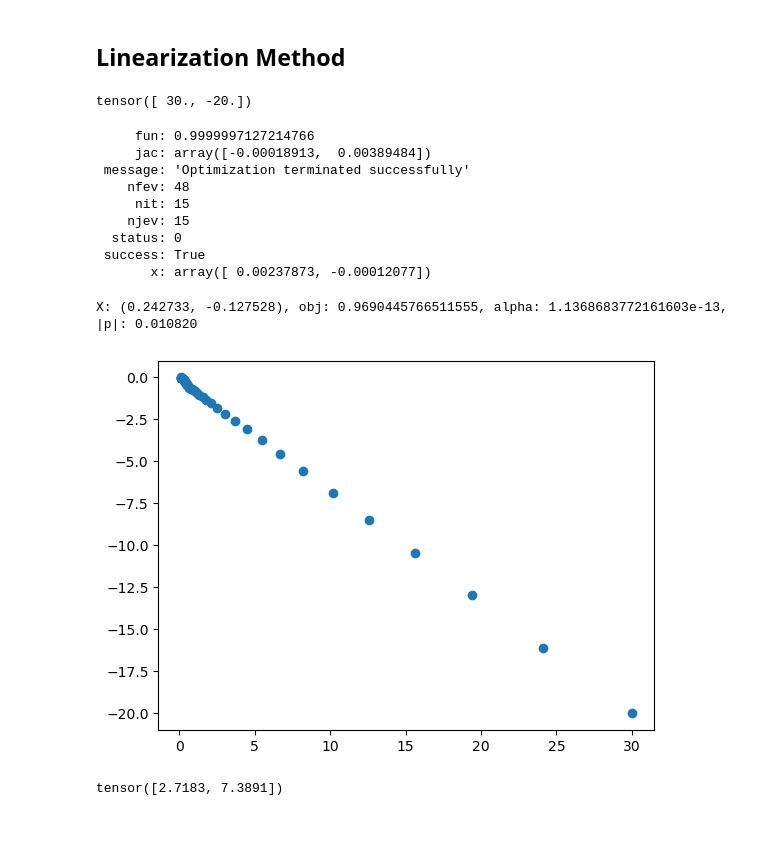
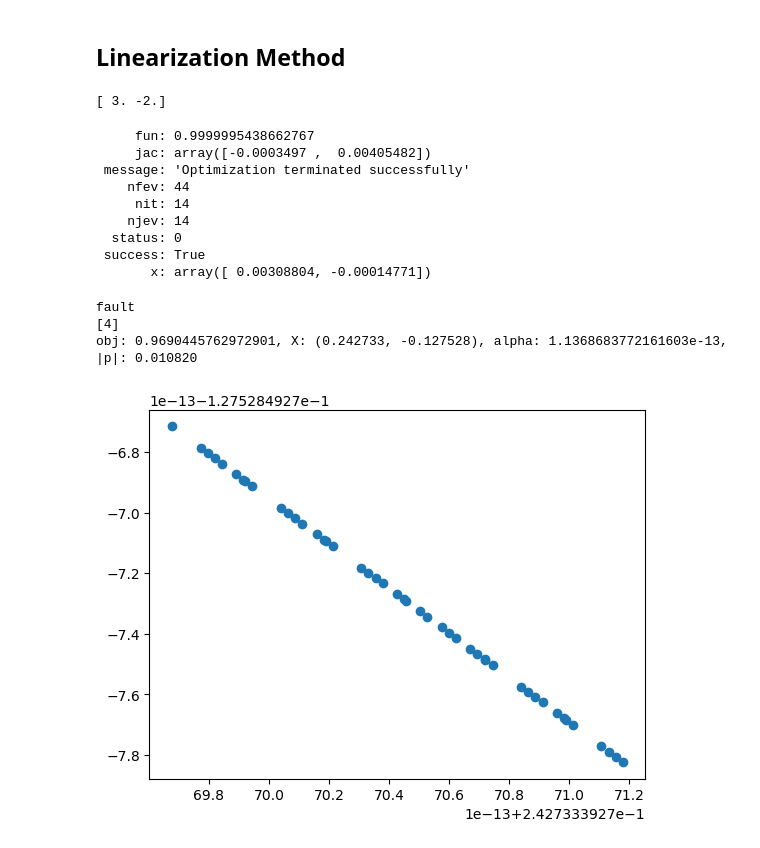
Before and after one commit to slimon0216/2022_Fault_Tolerance, a Jupyter notebook: experiment.ipynb, the cells around one changed output. Saved outputs shown, nothing was run; the diff lists cells and outputs as text; code cells hidden in the pictures.

Commit message:
New Gradient Filter

```diff
--- a/experiment.ipynb
+++ b/experiment.ipynb
@@ -110,43 +105,43 @@ def Gradient(func: Callable, X: torch.Tensor):
 δ, subscript of I(X), should be non-negative
 inf implies I_δ(X) == I(X)
 '''
-DELTA = torch.inf
+DELTA = np.inf
 N = 1
 EPSILON = 0.5
 # %%
 obj = lambda X: X[0]*X[1]+1  # x*y + 1
 cons =[
-    lambda X: sum(X**2) - 1,   # x^2 + y^2 + 1
+    lambda X: 0.0, # the assumption on the top of page 44
+    lambda X: (X**2).sum() - 1,   # x^2 + y^2 + 1
     lambda X: abs(X[0]) + abs(X[1]) - 1,
     lambda X: X[0]**3 + X[1]**2, # x^3 + y^2
-    lambda X: 0.0, # the assumption on the top of page 44
+    lambda X: np.exp(np.linalg.norm(X)) - 10,
 ]
 
 # initial guess
-# X = torch.randint(low=-200, high=200, size=(2, )).to(torch.float)
-# X = torch.Tensor([300.0, -200.0])
-X = torch.Tensor([30.0, -20.0])
+X = np.array([3.0, -2.0])
 print(X)
 
 # real answer
-res = opt.minimize(obj, X, constraints=[NonlinearConstraint(i, -torch.inf, 0) for i in cons])
+res = opt.minimize(obj, X, constraints=[NonlinearConstraint(i, -np.inf, 0) for i in cons])
 res
 # %% [output]
-tensor([ 30., -20.])
+[ 3. -2.]
-     fun: 0.9999997127214766
-     jac: array([-0.00018913,  0.00389484])
+     fun: 0.9999995438662767
+     jac: array([-0.0003497 ,  0.00405482])
  message: 'Optimization terminated successfully'
-    nfev: 48
-     nit: 15
-    njev: 15
+    nfev: 44
+     nit: 14
+    njev: 14
   status: 0
  success: True
-       x: array([ 0.00237873, -0.00012077])
+       x: array([ 0.00308804, -0.00014771])
 # %%
 # Our ans
-positions = [X]
+positions = [X.copy()]
 num_iterate = 50
-for _ in range(num_iterate):
+
+def FindP():
     '''Find I_δ(X)'''
     F = lambda X: max([f(X) for f in cons])
     I_delta = []
@@ -156,7 +151,7 @@ for _ in range(num_iterate):
     '''approximate objective'''
     quad_obj = lambda p: np.dot(Gradient(obj, X), p) + 0.5*np.dot(p, p)
 
-    '''approximate constrants'''
+    '''approximate constraints'''
     grad_of_cons = []
     val_of_cons = []
     for i in I_delta:
@@ -170,24 +165,46 @@ for _ in range(num_iterate):
         print(res)
         raise(BaseException)
     p = (res.x) # solution of the quadratic programming problem
+    return p, F
+
+# Optimization
+for _ in range(num_iterate):
+    p, F = FindP()
+    '''gradient filter'''
+    '''g_i(w) = f_i(x + w * p), w is scalar '''
+    gd_filter_threshold = 200
+    faulty_constraints = []
+    for i in range(len(cons)):
+        g_i = lambda w: cons[i](X + w*p)
+        if Derivative(g_i, 0, order=2) > gd_filter_threshold:
+            faulty_constraints.append(i)
+            print("fault")
+    if (len(faulty_constraints) > 0):  # update honest constraints
+        tmp = []
+        print(faulty_constraints)
+        for idx in range(len(cons)):
+            if idx not in faulty_constraints:
+                tmp.append(cons[idx])
+        cons = tmp
+    p, F = FindP()
 
     alpha = 1
     while obj(X + alpha*p) + N*F(X + alpha*p) > obj(X) + N*F(X) - alpha*EPSILON*np.dot(p, p):
         alpha /= 2
 
     X += alpha*p
-    positions.append(X)
-    print(f'X: ({X[0]:4f}, {X[1]:4f}), obj: {obj(X)}, alpha: {alpha}, |p|: {sum(p**2):4f}', end='\r')
-    time.sleep(.1)
+    positions.append(X.copy())
+    print(f'obj: {obj(X)}, X: ({X[0]:4f}, {X[1]:4f}), alpha: {alpha}, |p|: {sum(p**2):4f}', end='\r')
+    # time.sleep(1)
+    # break
 # %% [output]
-X: (0.242733, -0.127528), obj: 0.9690445766511555, alpha: 1.1368683772161603e-13, |p|: 0.010820
+fault
+[4]
+obj: 0.9690445762972901, X: (0.242733, -0.127528), alpha: 1.1368683772161603e-13, |p|: 0.010820
 # %%
-# positions = positions[3:]
+positions = positions[5:]
+# positions
 plt.scatter([pos[0] for pos in positions],[ pos[1] for pos in positions])
 plt.show()
 # %% [output]
-[figure, old version]
+[figure, new version]
-# %%
-torch.exp(torch.from_numpy(np.array([1, 2])))
-# %% [output]
-tensor([2.7183, 7.3891])
```
Also changed, not shown: parts of 3 cells of this notebook.
